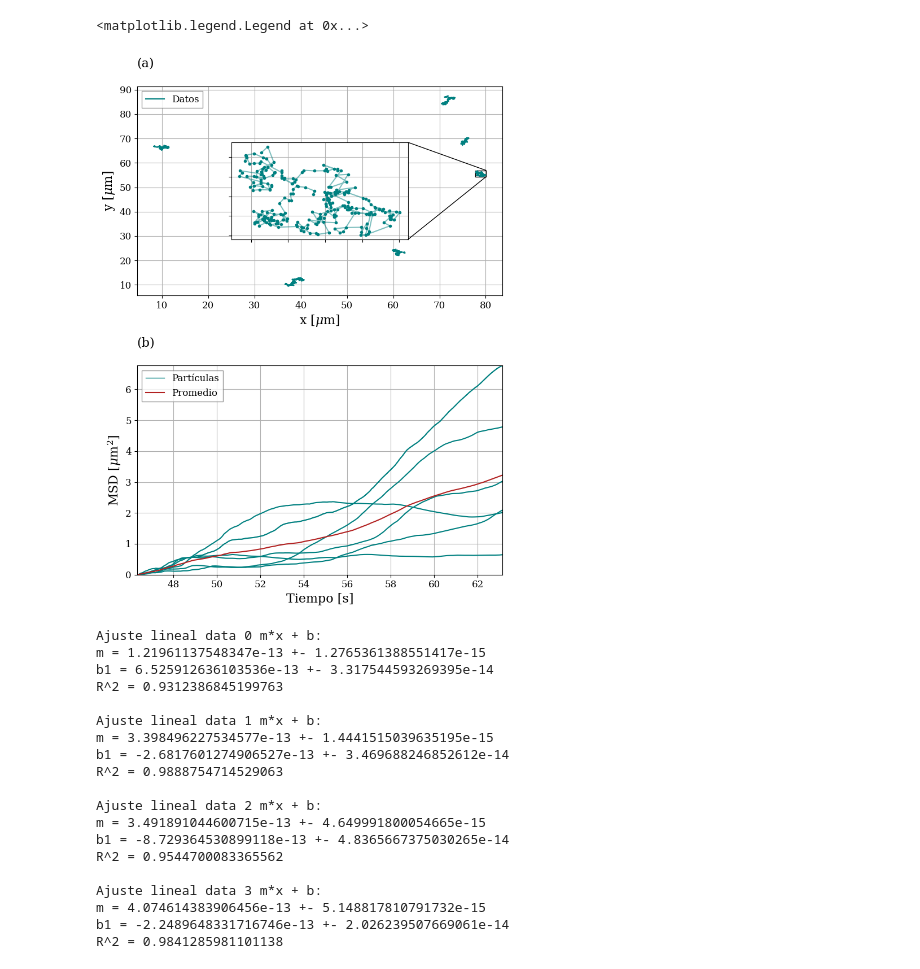
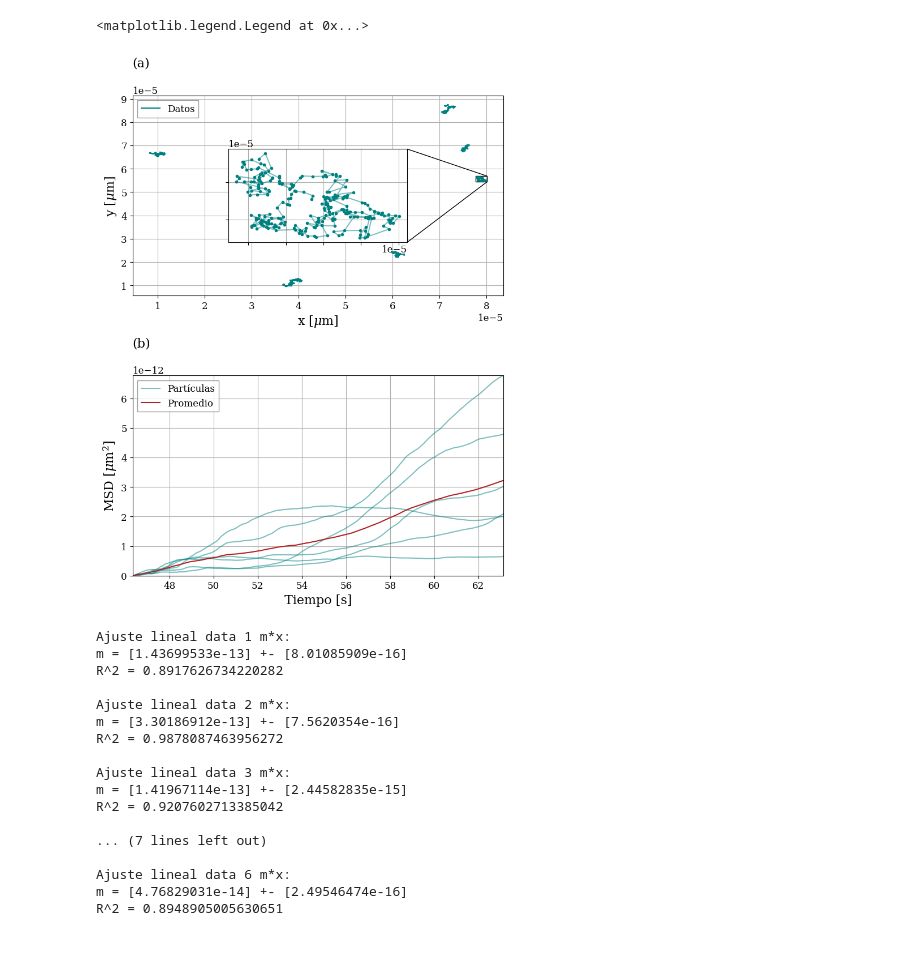
Before and after one commit to gardianc/Pinzas--pticas, a Jupyter notebook: comparaciones.ipynb, the cells around one changed output. Drawn from its saved outputs; the diff is of its cells as text; code cells hidden in the pictures.

```diff
--- a/comparaciones.ipynb
+++ b/comparaciones.ipynb
@@ -54,7 +54,7 @@ def extraccion(datos):
         lista_pos.append(xy)
     for part in lista_pos:
         np.stack(part)
-        lista_bien.append(pixel_a_micron(part.T))
+        lista_bien.append(pixel_a_micron(part.T)*1e-6) # metros
     return t, lista_bien
 
 def MSD(x, y, err_d):
@@ -97,8 +97,8 @@ def promedio(lista_MSD, err_listaMSD):
         err_promedio.append(np.sqrt(sigma)/len(err_listaMSD))
     return MSD_promedio, err_promedio
 
-def lineal(x, a, b):
-    return a*x + b
+def lineal(x, a):
+    return a*x
 
 def viscosidad(m, R, T, err_m, err_R, err_T):
     neff = 2*1.38*1e-23*T/(3*np.pi*R*m)
@@ -119,11 +119,12 @@ def pixel_a_micron(pix): # toma píxeles devuelve micrones
 def celsius_a_k(g):
     return g+273.15
 # %%
-datos_1 = np.genfromtxt('Mediciones/browniano solo agua pixel.txt', delimiter=',')
-datos_2 = np.genfromtxt('Mediciones/browniano 1 en 2 pixel.txt', delimiter=',')
-datos_3 = np.genfromtxt('Mediciones/browniano 1 en 2 clase 4 pixel.txt', delimiter=',')
-datos_4 = np.genfromtxt('Mediciones/browniano agua mq clase4_1 pixel.txt', delimiter=',')
-datos_5 = np.genfromtxt('Mediciones/muestra agua mq browniano.txt', delimiter=',')
+datos_1 = np.genfromtxt('Mediciones/browniano solo agua pixel.txt', delimiter=',') # CLASE 3, dan mal
+datos_2 = np.genfromtxt('Mediciones/browniano 1 en 2 pixel.txt', delimiter=',') # CLASE 3, dan mal
+datos_3 = np.genfromtxt('Mediciones/browniano 1 en 2 clase 4 pixel.txt', delimiter=',') # CLASE 4, dan bien, usamos estos para coefs
+datos_4 = np.genfromtxt('Mediciones/browniano agua mq clase4_1 pixel.txt', delimiter=',') # CLASE 4, dan bien, usamos estos para coefs
+datos_5 = np.genfromtxt('Mediciones/muestra agua mq browniano.txt', delimiter=',') # CLASE 1, sólo gráficos iniciales
+datos_6 = np.genfromtxt('Mediciones/browniano 1 en 1 pixel.txt', delimiter=',') # CLASE 1, sólo gráficos iniciales
 
 muestras = ['Agua mQ clase 3', 'Glicerina 1 en 2 clase 3', 'Glicerina 1 en 2 clase 4', 'Agua mQ clase 4']
 
@@ -132,12 +133,15 @@ t_2, data_2 = extraccion(datos_2)
 t_3, data_3 = extraccion(datos_3)
 t_4, data_4 = extraccion(datos_4)
 t_5, data_5 = extraccion(datos_5)
+t_6, data_6 = extraccion(datos_6)
 
-tiempos = [t_1, t_2, t_3, t_4, t_5]
-lista_data = [data_1, data_2, data_3, data_4, data_5]
+tiempos = [t_1, t_2, t_3, t_4, t_5, t_6]
+lista_data = [data_1, data_2, data_3, data_4, data_5, data_6]
+
+radio_px = 25
 
 err_tiempos = [np.ones(len(t))/9.19 for t in tiempos]
-err_d = pixel_a_micron(12.5/4)
+err_d = pixel_a_micron(12.5/4)*1e-6 # metros
 # %%
 lista_MSD = []
 err_lista_MSD = []
@@ -155,9 +159,6 @@ for i in range(len(tiempos)):
     lista_MSD_prom.append(MSD_prom)
     err_lista_prom_MSD.append(err_prom)
 # %%
-err_x = 2.25*1e-6
-err_y = 2.25*1e-6
-
 fig, (ax1, ax2) = plt.subplots(2, 1, figsize=(7.4, 10))
 for n, part in enumerate(lista_data[4]):
     x = part[0]
@@ -171,55 +172,50 @@ ax1.set_title('(a)\n', loc='left', fontsize=16)
 
 x = lista_data[4][0][0]
 y = lista_data[4][0][1]
 
 
 x1 = x[0]
 x2 = x[-1]
 
 y1 = y[0]
 y2 = y[-1]
 
 axins = zoomed_inset_axes(ax1, 16, loc=10)
 axins.plot(x, y, color='teal', alpha=0.5)
 axins.plot(x, y, '.', color='teal')
 plt.xticks(visible=False)
 plt.yticks(visible=False)
 mark_inset(ax1, axins, loc1=1, loc2=4, fc="none", ec="0")
 
 for n, disp in enumerate(lista_MSD[4]):
     t5 = t_5[:len(disp)] # esto es porque hay un frame menos de la prtícula 8, asi que para plotear tengo que acortar el tiempo a la longitud de cada set de datos
-    ax2.plot(t5, disp, color='teal')
-ax2.plot(t5, disp, color='teal', label='Partículas', linewidth=1)
+    ax2.plot(t5, disp, color='teal', alpha=0.5)
+ax2.plot(t5[:1], disp[:1], color='teal', label='Partículas', alpha=0.5)
 ax2.plot(t_5[:len(lista_MSD_prom[4])], lista_MSD_prom[4], label='Promedio', color='firebrick')
 ax2.set_xlabel('Tiempo [s]')
 ax2.set_ylabel(r'MSD [$\mu$m$^2]$')
 ax2.set_xmargin(0)
 ax2.set_ymargin(0)
 ax2.set_title('(b)\n', loc='left', fontsize=16)
 ax2.legend()
 
-plt.savefig()
+# plt.savefig('Gráficos/ej browniano agua mQ.pdf', format='pdf', dpi=150)
 # %% [output]
 <matplotlib.legend.Legend at 0x...>
-[figure, old version]
+[figure, new version]
 # %%
 # Ajuste:
-
 m_lista = []
-b_lista = []
 err_m_lista = []
-err_b_lista = []
 r_cuadrado_lista = []
 
 for i, t in enumerate(tiempos):
-    popt_lin, pcov_lin = curve_fit(lineal, t[:len(lista_MSD_prom[i])], lista_MSD_prom[i], p0=[0, 0])
-    m, b = popt_lin
+    popt_lin, pcov_lin = curve_fit(lineal, t[:len(lista_MSD_prom[i])], lista_MSD_prom[i], p0=[50])
+    m = popt_lin
     perr_lin = np.sqrt(np.diag(pcov_lin))
-    err_m, err_b = perr_lin
+    err_m = perr_lin
     m_lista.append(m)
-    b_lista.append(b)
     err_m_lista.append(err_m)
-    err_b_lista.append(err_b)
 
     # R^2:
     res_lin = lista_MSD_prom[i] - lineal(t[:len(lista_MSD_prom[i])], *popt_lin)
@@ -229,24 +225,22 @@ for i, t in enumerate(tiempos):
     r_cuadrado_lista.append(r_cuadrado_lin)
 
 
-    print(f'Ajuste lineal data {i} m*x + b:\nm = {m} +- {err_m}\nb1 = {b} +- {err_b}\nR^2 = {r_cuadrado_lin}\n')
+    print(f'Ajuste lineal data {i+1} m*x:\nm = {m} +- {err_m}\nR^2 = {r_cuadrado_lin}\n')
 # %% [output]
-Ajuste lineal data 0 m*x + b:
-m = 1.21961137548347e-13 +- 1.2765361388551417e-15
-b1 = 6.525912636103536e-13 +- 3.317544593269395e-14
-R^2 = 0.9312386845199763
+Ajuste lineal data 1 m*x:
+m = [1.43699533e-13] +- [8.01085909e-16]
+R^2 = 0.8917626734220282
 
-Ajuste lineal data 1 m*x + b:
-m = 3.398496227534577e-13 +- 1.4441515039635195e-15
-b1 = -2.6817601274906527e-13 +- 3.469688246852612e-14
-R^2 = 0.9888754714529063
+Ajuste lineal data 2 m*x:
+m = [3.30186912e-13] +- [7.5620354e-16]
+R^2 = 0.9878087463956272
 
-Ajuste lineal data 2 m*x + b:
-m = 3.491891044600715e-13 +- 4.649991800054665e-15
-b1 = -8.729364530899118e-13 +- 4.8365667375030265e-14
-R^2 = 0.9544700083365562
+Ajuste lineal data 3 m*x:
+m = [1.41967114e-13] +- [2.44582835e-15]
+R^2 = 0.9207602713385042
 
-Ajuste lineal data 3 m*x + b:
-m = 4.074614383906456e-13 +- 5.148817810791732e-15
-b1 = -2.2489648331716746e-13 +- 2.026239507669061e-14
-R^2 = 0.9841285981101138
+... (7 lines left out)
+
+Ajuste lineal data 6 m*x:
+m = [4.76829031e-14] +- [2.49546474e-16]
+R^2 = 0.8948905005630651
```
Also changed, not shown: parts of 4 cells of this notebook, 5 other files.
